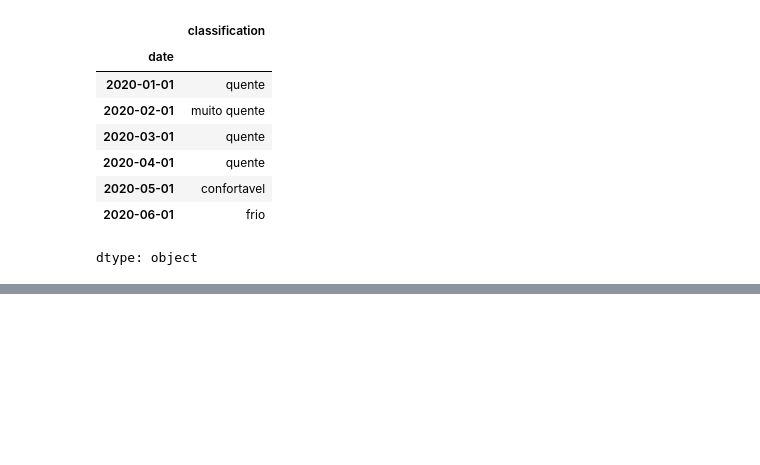
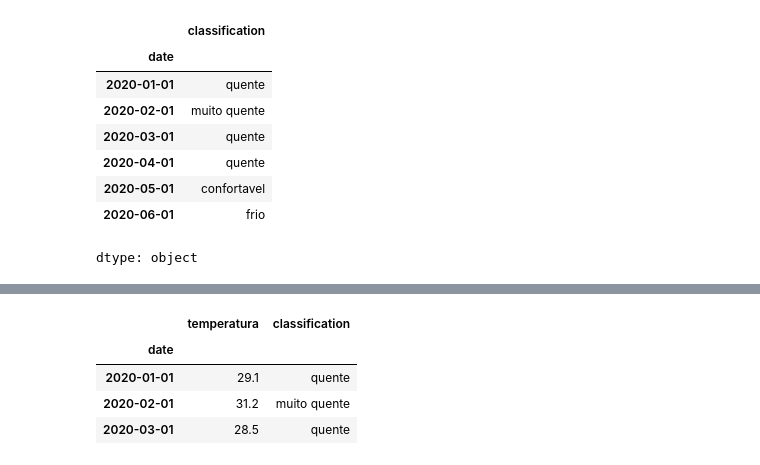
Before and after one commit to eloahbaracho/boson-matplotlib, a Jupyter notebook: csv_datas_temperaturas.ipynb, the cells around one changed output, grey strips where cells are left out. Cells and saved outputs as stored; diff of their text form; code cells hidden in the pictures; blank space fills up the shorter version.

```diff
--- a/csv_datas_temperaturas.ipynb
+++ b/csv_datas_temperaturas.ipynb
@@ -119,0 +143,11 @@ dtype: object
+# %%
+#indexação booleana
+#selecao de exemplos datetime
+#usando entradasa até março 2020
+df[df.index <= '2020-03-01']
+# %% [output]
+|  | temperatura | classification |
+| date |  |  |
+| 2020-01-01 | 29.1 | quente |
+| 2020-02-01 | 31.2 | muito quente |
+| 2020-03-01 | 28.5 | quente |
```
Also changed, not shown: parts of 3 cells of this notebook.
